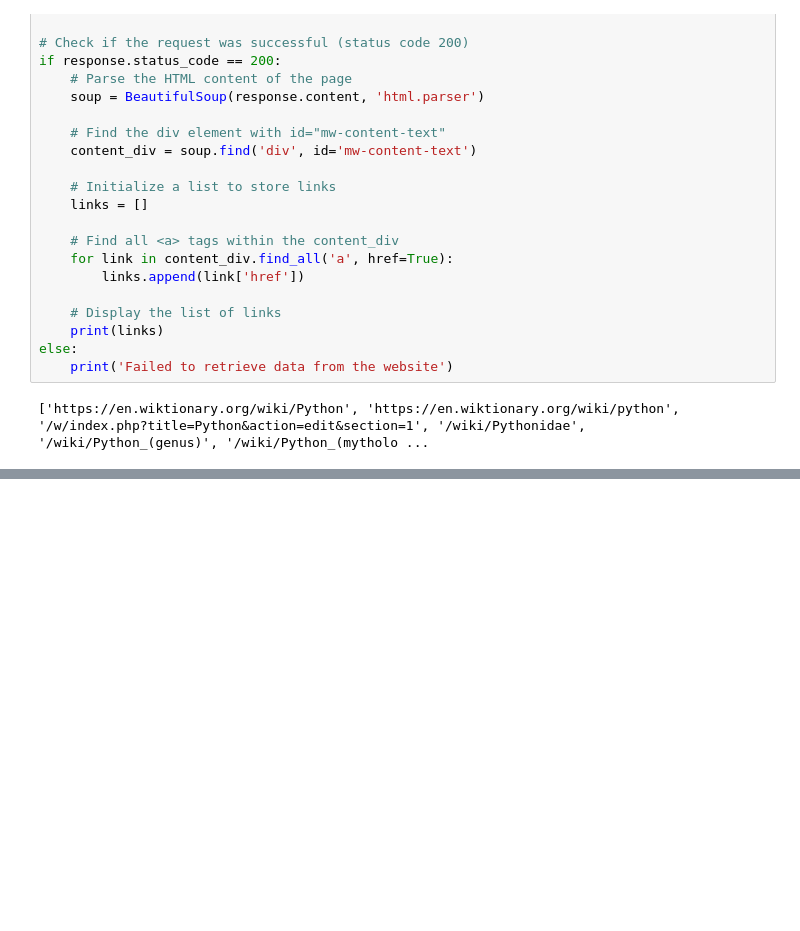
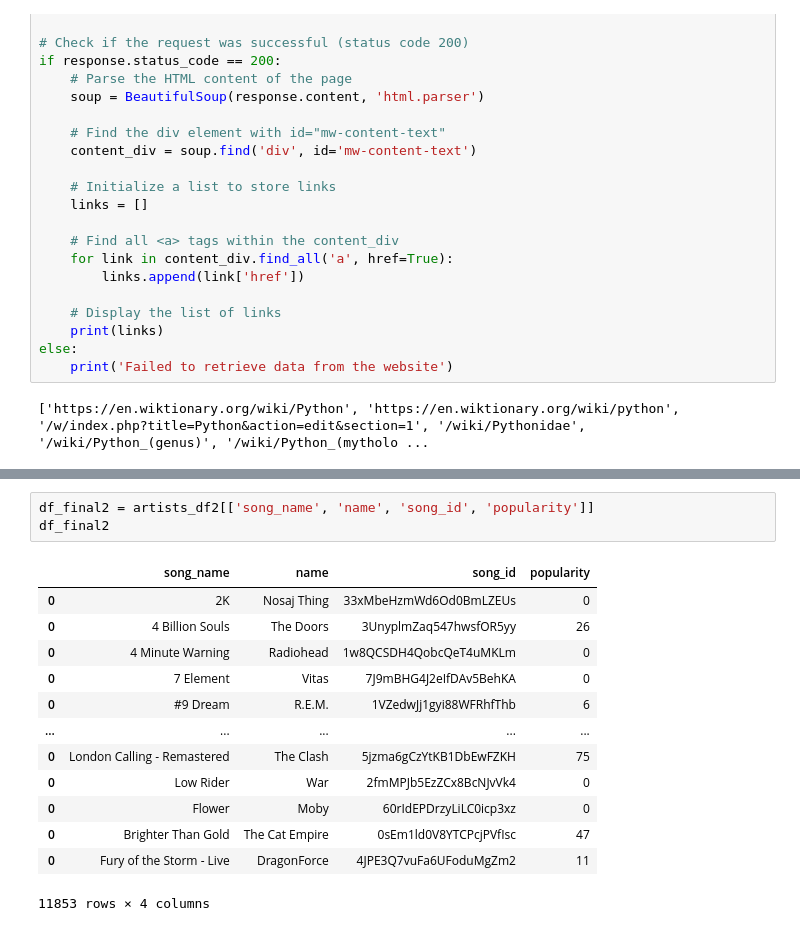
Before and after one commit to Draian123/lab-web-scraping-single-page, a Jupyter notebook: lab.ipynb, the cells around one changed output, grey strips where cells are left out. Cells and saved outputs as stored; diff of their text form; blank space fills up the shorter version.

```diff
--- a/lab.ipynb
+++ b/lab.ipynb
@@ -245,0 +395,17 @@ else:
+# %%
+df_final2 = artists_df2[['song_name', 'name', 'song_id', 'popularity']]
+df_final2
+# %% [output]
+|  | song_name | name | song_id | popularity |
+| 0 | 2K | Nosaj Thing | 33xMbeHzmWd6Od0BmLZEUs | 0 |
+| 0 | 4 Billion Souls | The Doors | 3UnyplmZaq547hwsfOR5yy | 26 |
+| 0 | 4 Minute Warning | Radiohead | 1w8QCSDH4QobcQeT4uMKLm | 0 |
+| 0 | 7 Element | Vitas | 7J9mBHG4J2eIfDAv5BehKA | 0 |
+| 0 | #9 Dream | R.E.M. | 1VZedwJj1gyi88WFRhfThb | 6 |
+| ... | ... | ... | ... | ... |
+| 0 | London Calling - Remastered | The Clash | 5jzma6gCzYtKB1DbEwFZKH | 75 |
+| 0 | Low Rider | War | 2fmMPJb5EzZCx8BcNJvVk4 | 0 |
+| 0 | Flower | Moby | 60rIdEPDrzyLiLC0icp3xz | 0 |
+| 0 | Brighter Than Gold | The Cat Empire | 0sEm1ld0V8YTCPcjPVfIsc | 47 |
+| 0 | Fury of the Storm - Live | DragonForce | 4JPE3Q7vuFa6UFoduMgZm2 | 11 |
+11853 rows × 4 columns
```
Also changed, not shown: parts of 21 cells of this notebook, 2 other files.
